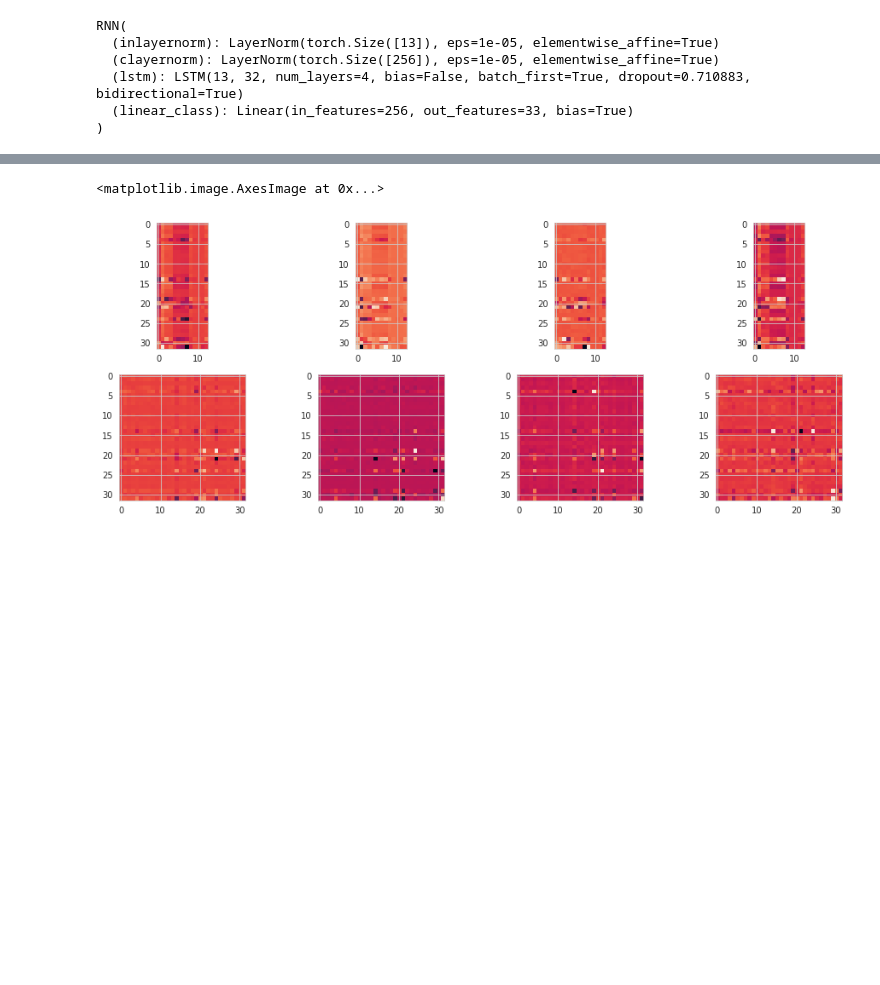
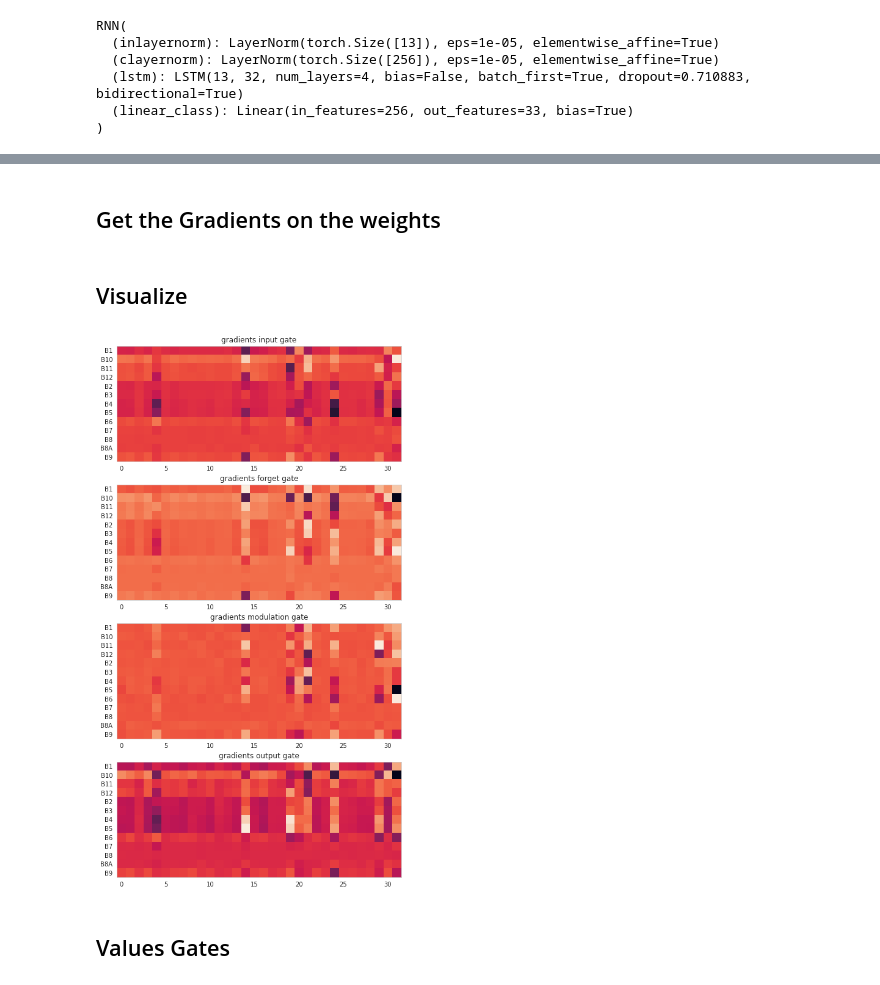
Before and after one commit to MarcCoru/phiweek19, a Jupyter notebook: Recurrence.ipynb, the cells around one changed output, grey strips where cells are left out. Drawn from its saved outputs; the diff is of its cells as text; code cells hidden in the pictures; blank space fills up the shorter version.

```diff
--- a/Recurrence.ipynb
+++ b/Recurrence.ipynb
@@ -47,0 +59,8 @@ LSTM(13, 32, num_layers=4, bias=False, batch_first=True, dropout=0.710883, bidir
+# %%
+idx = 5 # <- change this to an index between 0 and N=99
+
+x = X[idx]
+y = Y[idx,0]
+x = torch.from_numpy(x)
+
+logprobabilities = model.forward(x[None,:,:])
@@ -86,12 +111,4 @@ axs[1,3].imshow(w_ho.detach().numpy())
 # %%
-idx = 7
-
-x = X[idx]
-y = Y[idx,0]
-x = torch.from_numpy(x)
-
-model.forward(x[None,:,:])
-
 # for later plotting
 i_all = list()
 f_all = list()
@@ -231,3 +270,5 @@ axs[3].legend(np.array(BANDS)[4:12])
+# %% [markdown]
+## Get the Gradients on the weights
 # %%
 dweight_hh = model.lstm.weight_hh_l0.grad
 dweight_ih = model.lstm.weight_ih_l0.grad
@@ -239,20 +280,23 @@ dw_i = torch.cat([w_ii,w_hi],dim=1)
 dw_f = torch.cat([w_if,w_hf],dim=1)
 dw_g = torch.cat([w_ig,w_hg],dim=1)
 dw_o = torch.cat([w_io,w_ho],dim=1)
+# %% [markdown]
+## Visualize
 # %%
-fix, axs = plt.subplots(2,4, figsize=(16,6))
-axs[0,0].imshow(dw_ii.detach().numpy())
-axs[0,1].imshow(dw_if.detach().numpy())
-axs[0,2].imshow(dw_ig.detach().numpy())
-axs[0,3].imshow(dw_io.detach().numpy())
-axs[1,0].imshow(dw_hi.detach().numpy())
-axs[1,1].imshow(dw_hf.detach().numpy())
-axs[1,2].imshow(dw_hg.detach().numpy())
-axs[1,3].imshow(dw_ho.detach().numpy())
+fix, axs = plt.subplots(4, figsize=(16,16))
+axs[0].imshow(dw_ii.detach().numpy().T)
+axs[1].imshow(dw_if.detach().numpy().T)
+axs[2].imshow(dw_ig.detach().numpy().T)
+axs[3].imshow(dw_io.detach().numpy().T)
 
-#[ax.axis('off') for ax in axs.reshape(-1)]
+for ax, name in zip(axs.reshape(-1),["input","forget","modulation", "output"]):
+    ax.set_yticks(np.arange(len(BANDS)))
+    ax.set_yticklabels(BANDS)
+    ax.set_title("gradients " + name + " gate")
+    ax.grid(False)
 # %% [output]
-<matplotlib.image.AxesImage at 0x...>
-[figure, old version]
+[figure, new version]
+# %% [markdown]
+## Values Gates
 # %%
 fix, axs = plt.subplots(4, figsize=(16,16))
```
Also changed, not shown: parts of 23 cells of this notebook, 4 other files.
